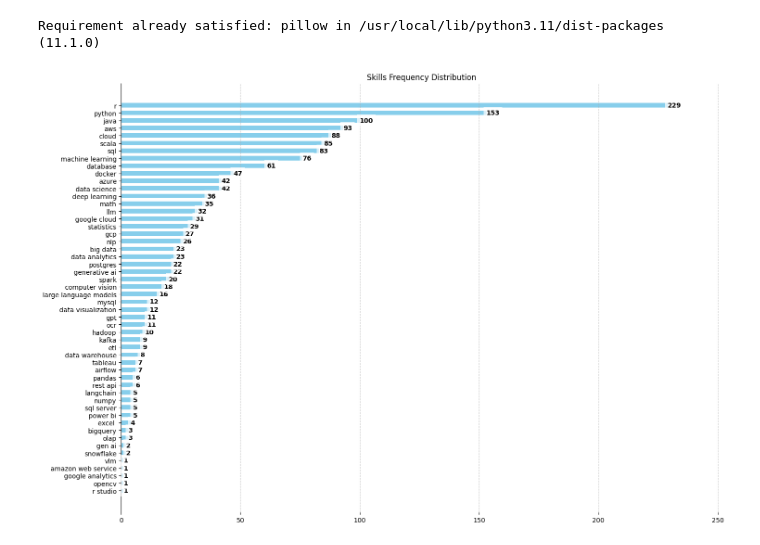
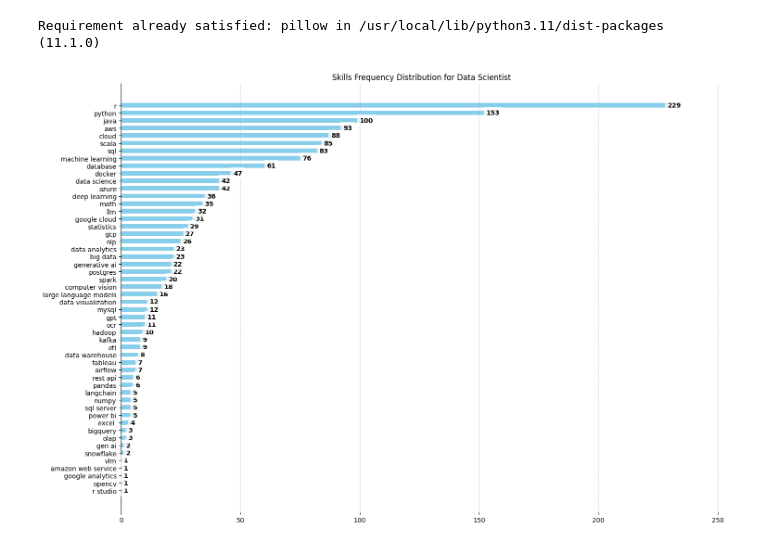
Before and after one commit to mylethidiem/zero-to-hero, a Jupyter notebook: tools/data_jobs_scientist.ipynb, the cells around one changed output. Drawn from its saved outputs; the diff is of its cells as text; code cells hidden in the pictures.

Commit message:
Job skills analysis for Machine Learning, Data scientists, Artificial Intelligent job

```diff
--- a/tools/data_jobs_scientist.ipynb
+++ b/tools/data_jobs_scientist.ipynb
@@ -158,0 +146,13 @@ print(skill_df.head(20))
+# %%
+#
+skill_df_ds = extract_skills_list(ds_data)
+skill_df_ai = extract_skills_list(ai_data)
+skill_df_ml = extract_skills_list(ml_data)
+
+# Extract unique skills from each job description
+ds_data['skills'] = ds_data['clean_description'].apply(lambda x: extract_unique_skills(x, skills))
+ai_data['skills'] = ai_data['clean_description'].apply(lambda x: extract_unique_skills(x, skills))
+ml_data['skills'] = ml_data['clean_description'].apply(lambda x: extract_unique_skills(x, skills))
+# %%
+print("Machine learning viet nam jobs")
+skill_df_ds = display_unique_skills(ds_data, skill_df_ds)
@@ -172,10 +248,6 @@ from io import BytesIO
 import matplotlib.patches as patches
 import os
 from matplotlib.offsetbox import OffsetImage, AnnotationBbox
-
-
-# Sample data (replace this with actual counts from your code)
-df = skill_df.copy()
 
 def find_logo(skill, logos_folder='logos'):
     """Find a matching logo file for a given skill"""
@@ -193,7 +265,7 @@ def find_logo(skill, logos_folder='logos'):
 
     return None
 
-def create_bar_chart_with_logos(df, logos_folder='logos', figsize=(15, 10)):
+def create_bar_chart_with_logos(df, job_name, logos_folder='logos', figsize=(15, 10)):
     # Sort DataFrame by frequency in descending order
     df = df.sort_values('Frequency', ascending=True)
 
@@ -211,7 +283,8 @@ def create_bar_chart_with_logos(df, logos_folder='logos', figsize=(15, 10)):
     ax.spines['top'].set_visible(False)  # Hide top border
     ax.spines['right'].set_visible(False)  # Hide right border
     ax.spines['bottom'].set_visible(False)  # Hide bottom borde
-    ax.set_title('Skills Frequency Distribution')
+    title = 'Skills Frequency Distribution for ' + job_name
+    ax.set_title(title)
 
     # Add grid lines
     ax.grid(True, axis='x', linestyle='--', alpha=0.7)
@@ -261,12 +334,16 @@ def create_bar_chart_with_logos(df, logos_folder='logos', figsize=(15, 10)):
     plt.tight_layout()
 
     return fig
-
-
-# Create the visualization
-chart = create_bar_chart_with_logos(df)
-
-# Save or display the chart
-plt.show()
-# %% [output]
-[figure, removed]
+# %%
+def show_bar_chart(skill_df, job_name = ''):
+  # Sample data (replace this with actual counts from your code)
+  df = skill_df.copy()
+  # Create the visualization
+  chart = create_bar_chart_with_logos(df, job_name)
+
+  # Save or display the chart
+  plt.show()
+# %%
+show_bar_chart(skill_df_ds,'Data Scientist')
+# %% [output]
+[figure, added]
```
Also changed, not shown: parts of 20 cells of this notebook.
